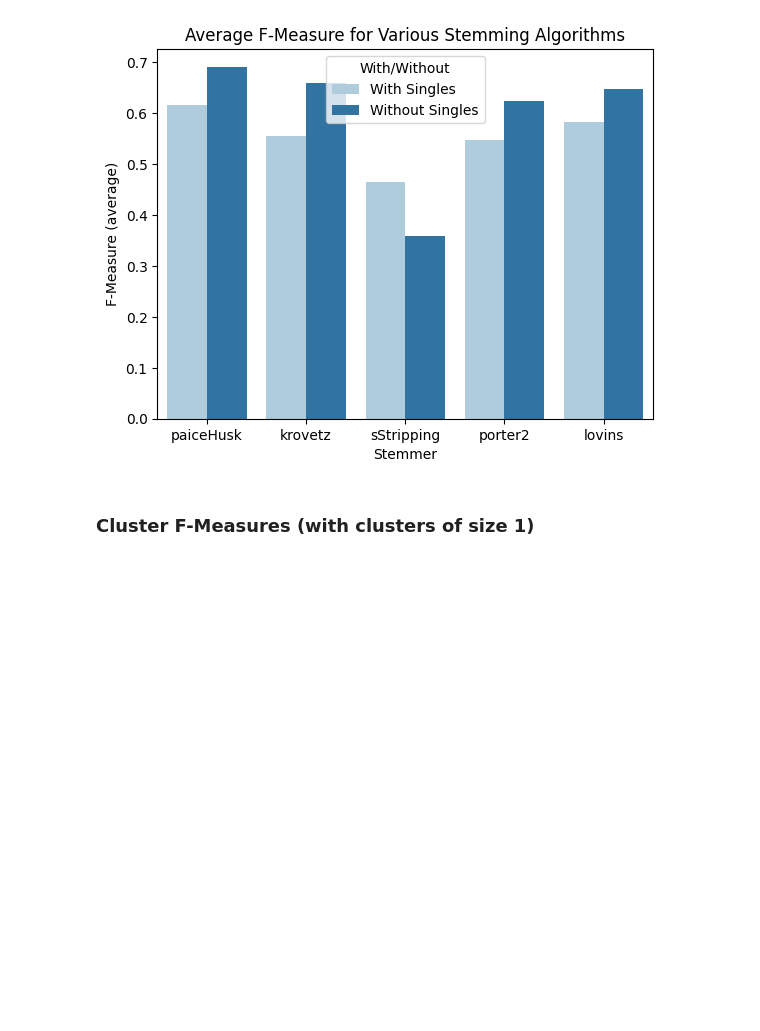
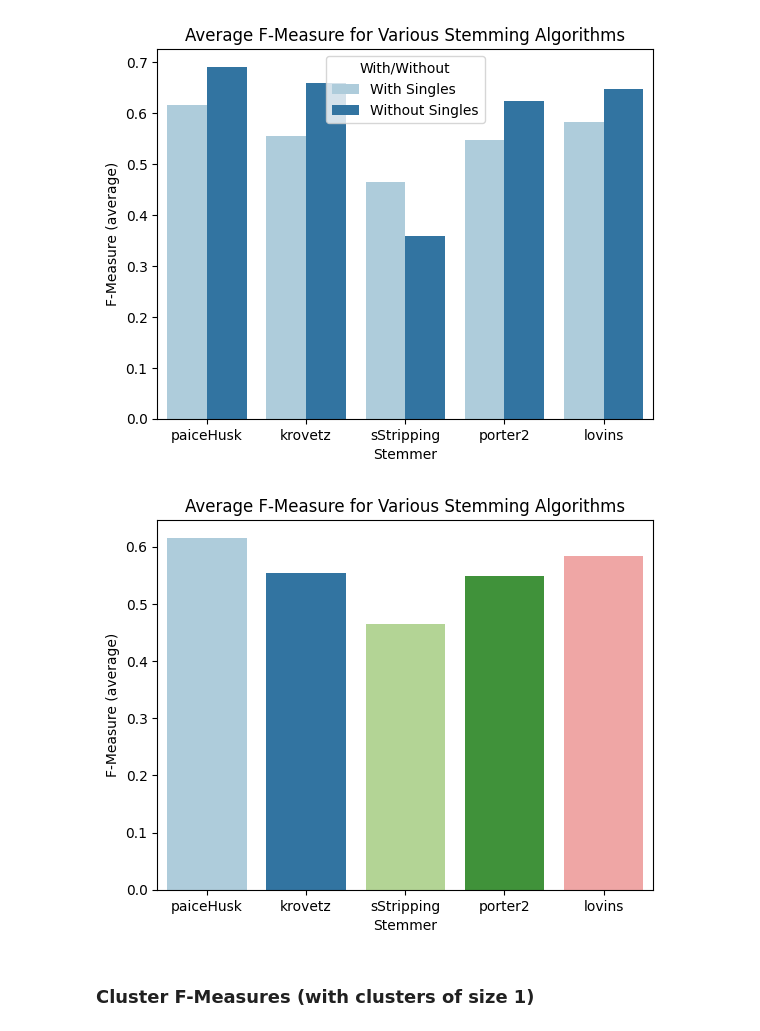
Before and after one commit to Axiomatic314/Stemming, a Jupyter notebook: wikt.ipynb, the cells around one changed output. Drawn from its saved outputs; the diff is of its cells as text; code cells hidden in the pictures; blank space fills up the shorter version.

```diff
--- a/wikt.ipynb
+++ b/wikt.ipynb
@@ -227,5 +222,12 @@ plt.show()
 # %% [output]
 [figure]
+# %%
+sns.barplot(x="Stemmer", y="F-Measure", data=average_fmeasures, palette=sns.color_palette("Paired"))
+plt.title("Average F-Measure for Various Stemming Algorithms")
+plt.ylabel("F-Measure (average)")
+plt.show()
+# %% [output]
+[figure, added]
 # %% [markdown]
 ### Cluster F-Measures (with clusters of size 1)
 # %%
```
Also changed, not shown: parts of 2 cells of this notebook.
